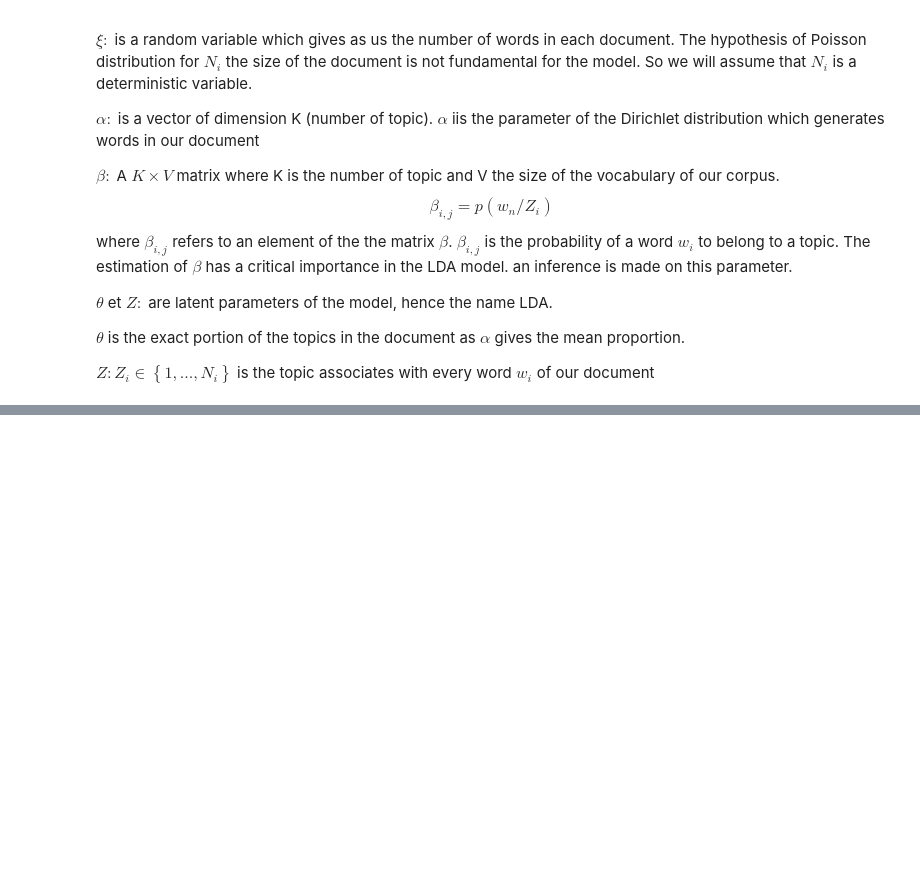
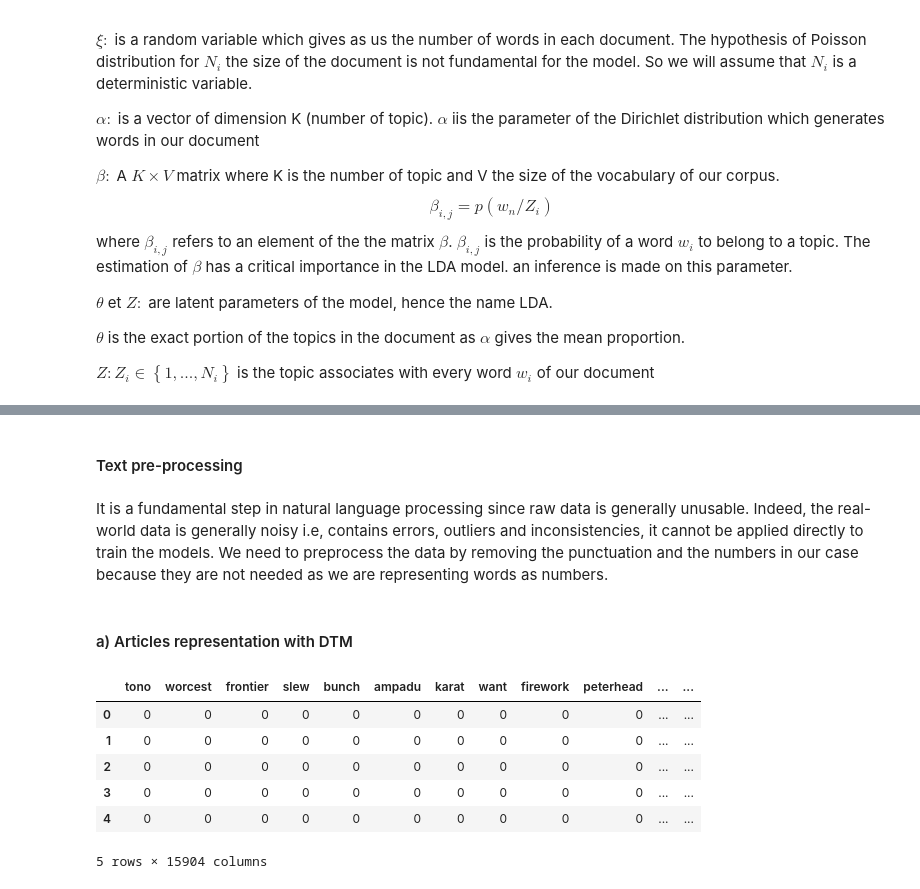
Before and after one commit to egah/TER, a Jupyter notebook: TER word representation and clustering.ipynb, the cells around one changed output, grey strips where cells are left out. Drawn from its saved outputs; the diff is of its cells as text; code cells hidden in the pictures; blank space fills up the shorter version.

```diff
--- a/TER word representation and clustering.ipynb
+++ b/TER word representation and clustering.ipynb
@@ -322,0 +369,16 @@ Gensim (pour Latex)
+# %%
+data = []
+labels = []
+df = pd.DataFrame()
+# get all files names using regular expressions
+files = glob.glob('news/*.txt')
+for file in files:
+    with open(file, encoding='utf8', errors='ignore') as f:
+        #get all the articles
+        data.append(f.read())
+        #extract the label
+        file = file.strip('news/')
+        labels.append(file[3:-4])
+df['article'] = data
+df['label'] = labels
+df.head()
@@ -322,0 +392,5 @@ Gensim (pour Latex)
+# %% [markdown]
+#### Text pre-processing
+# %% [markdown]
+It is a fundamental step in natural language processing  since raw data is generally unusable. Indeed, the real-world data is generally noisy i.e, contains errors, outliers and inconsistencies, it cannot be applied directly to train the models.
+We need to preprocess the data by removing the punctuation and the numbers in our case because they are not needed as we are representing words as numbers.
@@ -322,0 +461,2 @@ Gensim (pour Latex)
+# %% [markdown]
+#### a) Articles representation with DTM
@@ -322,0 +470,10 @@ Gensim (pour Latex)
+# %%
+fr_TDM.head()
+# %% [output]
+|  | tono | worcest | frontier | slew | bunch | ampadu | karat | want | firework | peterhead | ... | ... |
+| 0 | 0 | 0 | 0 | 0 | 0 | 0 | 0 | 0 | 0 | 0 | ... | ... |
+| 1 | 0 | 0 | 0 | 0 | 0 | 0 | 0 | 0 | 0 | 0 | ... | ... |
+| 2 | 0 | 0 | 0 | 0 | 0 | 0 | 0 | 0 | 0 | 0 | ... | ... |
+| 3 | 0 | 0 | 0 | 0 | 0 | 0 | 0 | 0 | 0 | 0 | ... | ... |
+| 4 | 0 | 0 | 0 | 0 | 0 | 0 | 0 | 0 | 0 | 0 | ... | ... |
+5 rows × 15904 columns
```
Also changed, not shown: parts of 40 cells of this notebook.
